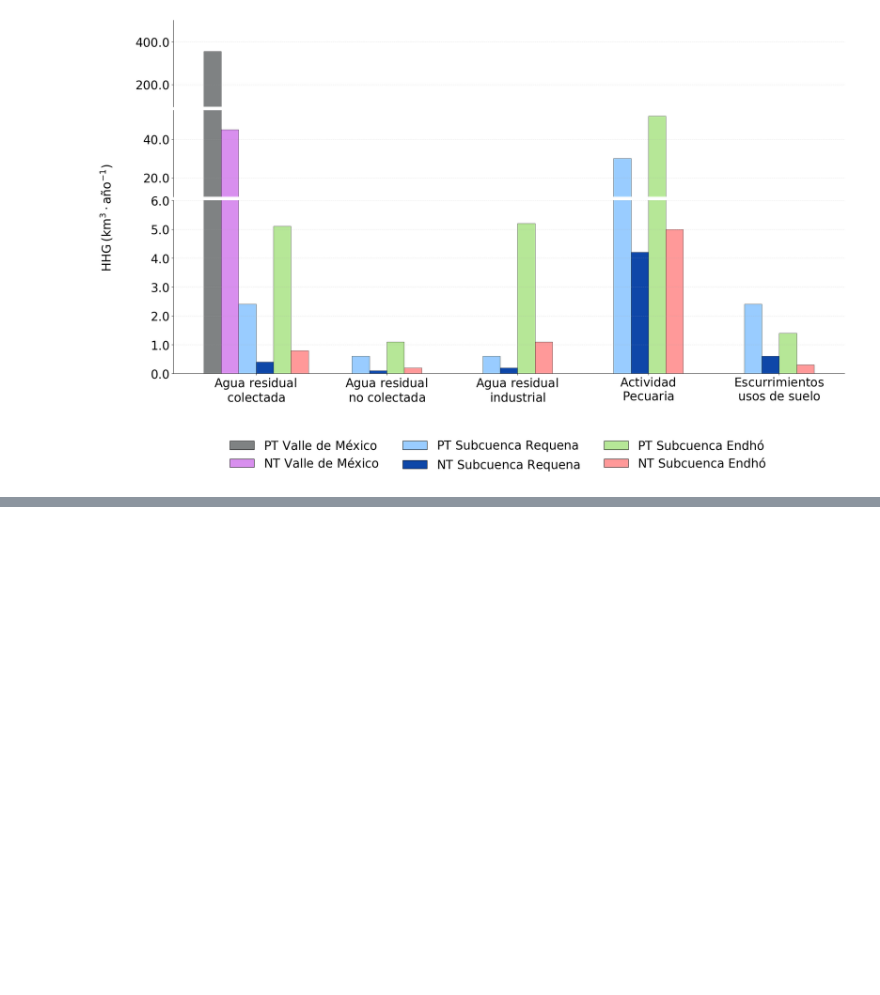
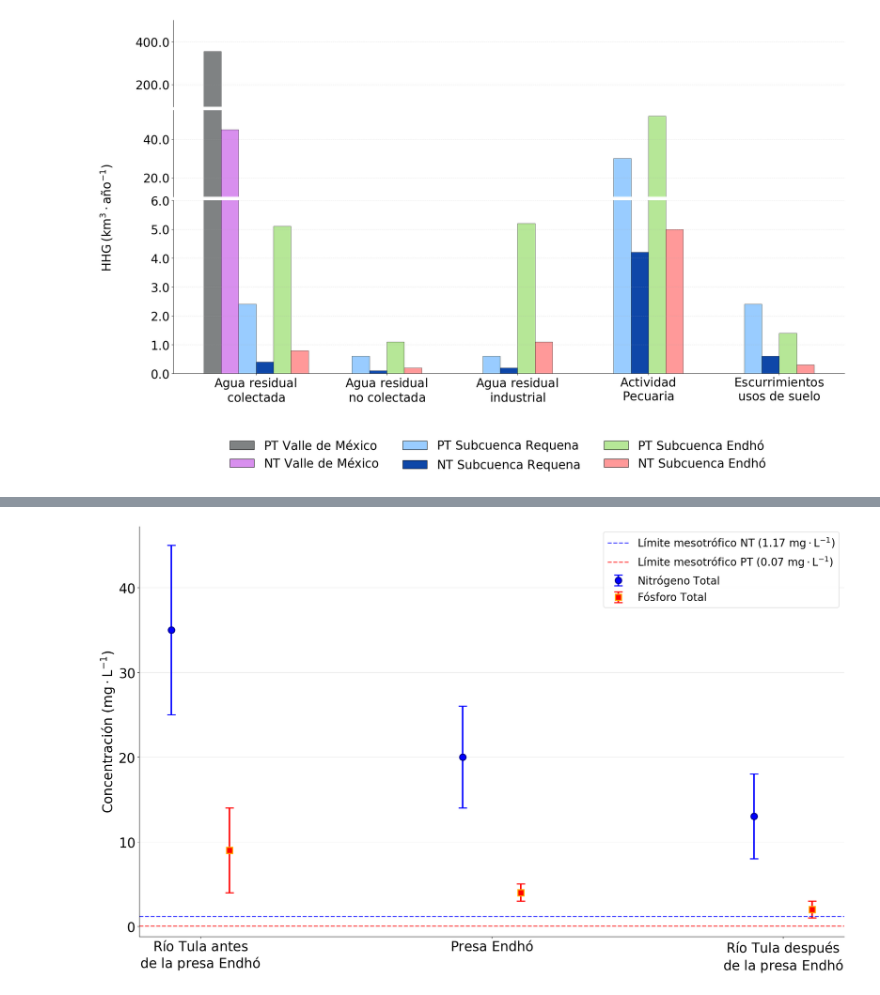
Before and after one commit to OmarURP/Backend, a Jupyter notebook: Grafica_1.ipynb, the cells around one changed output, grey strips where cells are left out. Saved outputs shown, nothing was run; the diff lists cells and outputs as text; code cells hidden in the pictures; blank space fills up the shorter version.

```diff
--- a/Grafica_1.ipynb
+++ b/Grafica_1.ipynb
@@ -706,0 +1168,81 @@ plt.show()
+# %%
+import matplotlib.pyplot as plt
+import numpy as np
+
+# Datos de la tabla
+ubicaciones = [r'$\mathrm{Río\ Tula\ antes}$' + '\n' + r'$\mathrm{de\ la\ presa\ Endhó}$',
+               r'$\mathrm{Presa\ Endhó}$',
+               r'$\mathrm{Río\ Tula\ después}$' + '\n' + r'$\mathrm{de\ la\ presa\ Endhó}$']
+
+# Datos con medias y desviaciones estándar
+# Nitrógeno total (mg/L)
+nitrogeno_medias = [35, 20, 13]
+nitrogeno_std = [10, 6, 5]
+
+# Fósforo total (mg/L)
+fosforo_medias = [9, 4, 2]
+fosforo_std = [5, 1, 1]
+
+# Límites estado mesotrófico
+limite_nitrogeno = 1.17
+limite_fosforo = 0.07
+
+# Configuración de la figura - UNA SOLA FIGURA
+fig, ax = plt.subplots(figsize=(20, 12))
+
+# Hacer completamente transparente el fondo
+fig.patch.set_alpha(0.0)
+ax.patch.set_alpha(0.0)
+
+# Posiciones de los puntos
+x_pos = np.arange(len(ubicaciones))
+
+# Desplazar ligeramente las posiciones para evitar superposición
+offset = 0.1
+x_pos_nitrogeno = x_pos - offset
+x_pos_fosforo = x_pos + offset
+
+# Gráfica de Nitrógeno total con puntos y barras de error - COLOR AZUL
+ax.errorbar(x_pos_nitrogeno, nitrogeno_medias, yerr=nitrogeno_std,
+            fmt='o', markersize=12, capsize=8, capthick=3,
+            color='blue', markerfacecolor='blue',
+            markeredgecolor='darkblue', markeredgewidth=2,
+            elinewidth=3, label=r'$\mathrm{Nitrógeno\ Total}$')
+
+# Gráfica de Fósforo total con puntos y barras de error - COLOR AMARILLO
+ax.errorbar(x_pos_fosforo, fosforo_medias, yerr=fosforo_std,
+            fmt='s', markersize=12, capsize=8, capthick=3,
+            color='red', markerfacecolor='red',
+            markeredgecolor='orange', markeredgewidth=2,
+            elinewidth=3, label=r'$\mathrm{Fósforo\ Total}$')
+
+# Líneas de los límites mesotróficos
+ax.axhline(y=limite_nitrogeno, color='blue', linestyle='--', linewidth=2, alpha=0.7,
+           label=r'$\mathrm{Límite\ mesotrófico\ NT}$' + f' ({limite_nitrogeno}' + r'$\mathrm{\ mg \cdot L^{-1}}$)')
+
+ax.axhline(y=limite_fosforo, color='red', linestyle='--', linewidth=2, alpha=0.7,
+           label=r'$\mathrm{Límite\ mesotrófico\ PT}$' + f' ({limite_fosforo}' + r'$\mathrm{\ mg \cdot L^{-1}}$)')
+
+# Configuración del gráfico
+ax.set_ylabel(r'$\mathrm{Concentración\ (mg \cdot L^{-1})}$', fontsize=25, fontweight='bold')
+#ax.set_title(r'$\mathrm{Concentración\ de\ Nitrógeno\ y\ Fósforo\ Total}$', fontsize=25, fontweight='bold', pad=20)
+ax.set_xticks(x_pos)
+ax.set_xticklabels(ubicaciones, fontsize=25, ha='center')
+ax.legend(fontsize=20, loc='upper right')
+ax.grid(True, alpha=0.3, axis='y')
+ax.tick_params(axis='y', labelsize=25)
+ax.tick_params(axis='x', labelsize=25)
+ax.spines['top'].set_visible(False)
+ax.spines['right'].set_visible(False)
+
+# Ajustar el layout
+plt.tight_layout()
+
+# Guardar la figura con fondo completamente transparente
+plt.savefig('nutrientes_desviacion_estandar_puntos.png', dpi=300, bbox_inches='tight',
+            transparent=True, facecolor='none', edgecolor='none')
+
+# Mostrar la gráfica
+plt.show()
+# %% [output]
+[figure, added]
```
Also changed, not shown: parts of 7 cells of this notebook.
